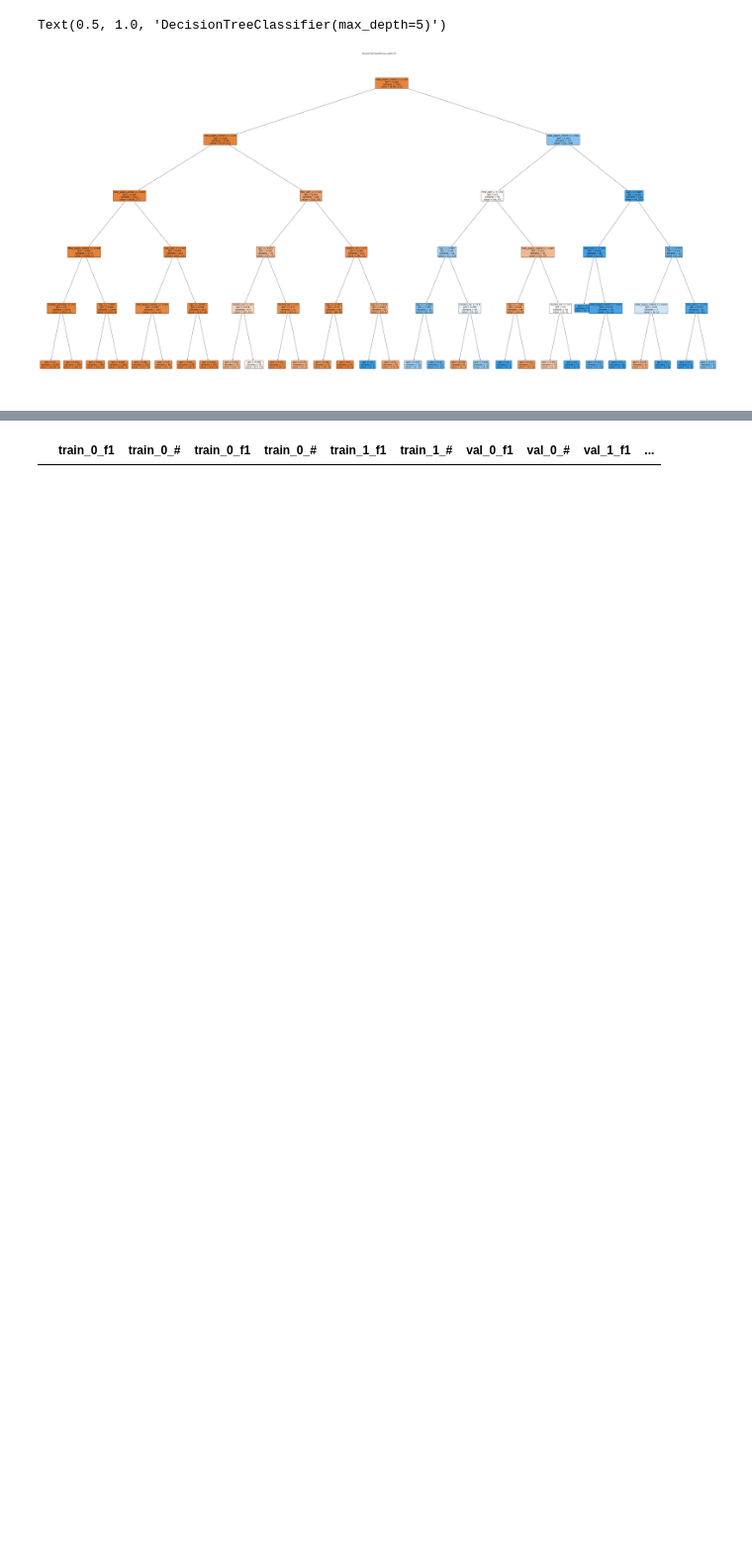
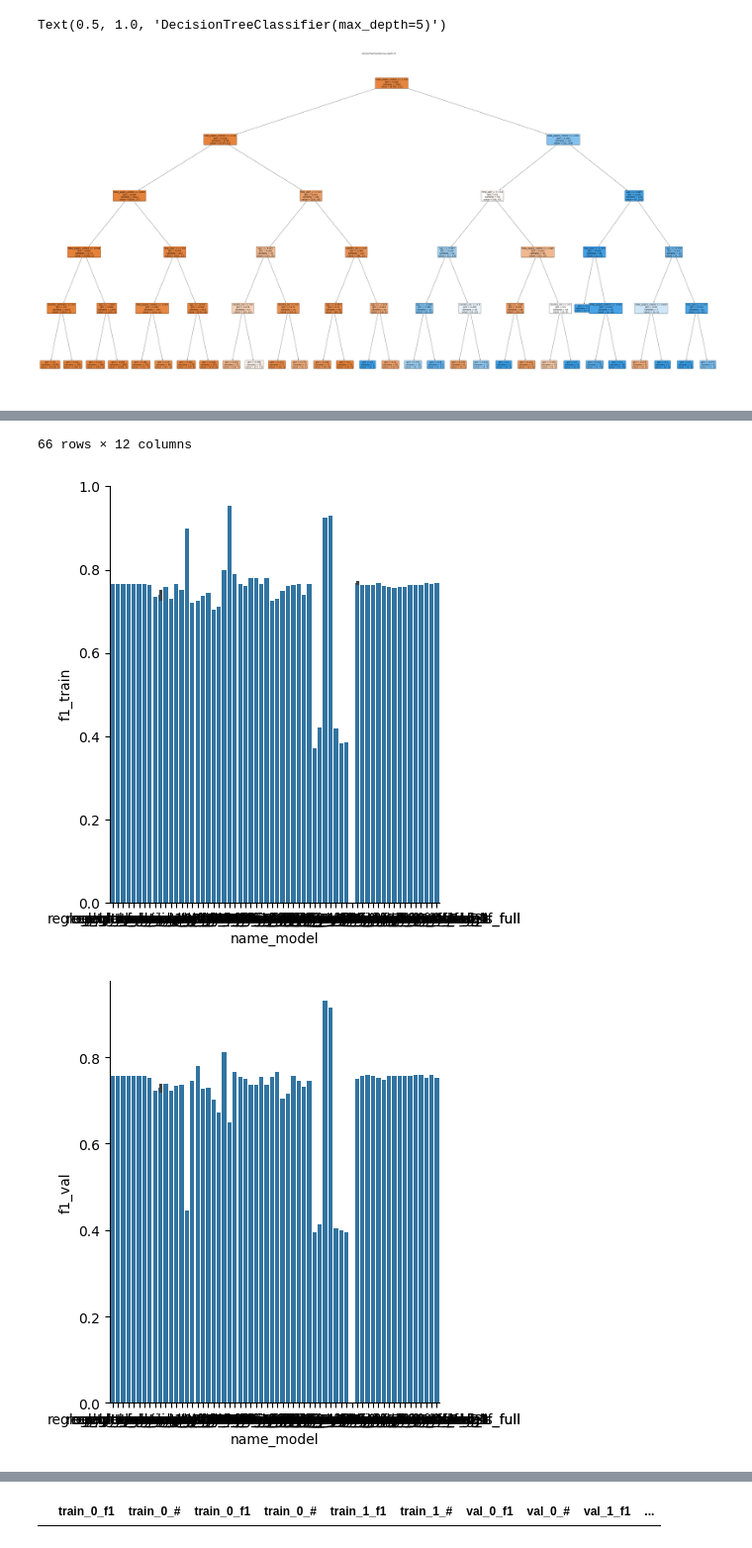
Before and after one commit to kumquat42/202311_jedha_Bloc3_ML_challenge, a Jupyter notebook: 202311_jedha_bloc3_ML_challenge.ipynb, the cells around one changed output, grey strips where cells are left out. Shown at 99% size. Drawn from its saved outputs; the diff is of its cells as text; code cells hidden in the pictures; blank space fills up the shorter version.

```diff
--- a/202311_jedha_bloc3_ML_challenge.ipynb
+++ b/202311_jedha_bloc3_ML_challenge.ipynb
@@ -624,9 +635,9 @@ params = {
 tree_simple_gs_m= GridSearchCV(decision_tree, param_grid = params, cv = 3)
 tree_simple_gs_m .fit(X_train, y_train)
 
-tree_simple_4f_eng4_inf  = model_scores('tree_simple_gs_4f_eng4_inf ', tree_simple_gs_m.best_estimator_, '4f_eng4_inf ', percent)
+tree_simple_gs_4f_eng3  = model_scores('tree_simple_gs_4f_eng3 ', tree_simple_gs_m.best_estimator_, '4f_eng3 ', percent)
 
-final_scoring= pd.concat([final_scoring,tree_simple_4f_eng4_inf ])
+final_scoring= pd.concat([final_scoring,tree_simple_gs_4f_eng3])
 #final_scoring.loc[final_scoring['name_model'] == 'tree_simple_gs', 'parametres'].values
 
 # 'criterion': 'gini', 'max_depth': 8, 'min_samples_leaf': 2, 'min_samples_split': 2,
@@ -677,12 +654,12 @@ This function returns a Reporting DataFrame composed of:
 
 # check features avec le plottree
 #decision_tree_gini = DecisionTreeClassifier(max_depth = 8, min_samples_leaf = 1, min_samples_split = 2, criterion='gini')
-decision_tree_gini = DecisionTreeClassifier(max_depth = 8, min_samples_leaf = 1, min_samples_split = 2, criterion='gini')
+#decision_tree_gini = DecisionTreeClassifier(max_depth = 8, min_samples_leaf = 1, min_samples_split = 2, criterion='gini')
 #0.7654 0.7343
 #Gini Impurity: It also calculates the purity of the split at nodes of decision tree.
 #Gini impurity varies between 0–0.5 .A node is pure when Gini attribute is 0 i.e., all instances are of same class.
 
-decision_tree_ent = DecisionTreeClassifier(max_depth = 8, min_samples_leaf = 1, min_samples_split = 2, criterion='entropy')
+#decision_tree_ent = DecisionTreeClassifier(max_depth = 8, min_samples_leaf = 1, min_samples_split = 2, criterion='entropy')
 #0.7583 0.7375
 #Entropy = 0 means it is pure split i.e., all instances are of only 1 class.
 #Entropy=1 means Completely impure split i.e., equal instances (50%–50%) of both class at node causing extreme disorder.
@@ -700,9 +677,9 @@ y_val_pred = model.predict(X_val)
 
 print(round(f1_score(y_train, y_train_pred), 4), round(f1_score(y_val, y_val_pred), 4))
 
-tree_gini8_3feat = model_scores('tree_simple_gini8', model, '3feat')
+tree_log8_4f_eng3 = model_scores('tree_simple_log8', model, '4f_eng3')
 
-final_scoring= pd.concat([final_scoring,tree_gini8_full])
+final_scoring= pd.concat([final_scoring,tree_log8_4f_eng3])
 
 
 # 'criterion': 'gini', 'max_depth': 8, 'min_samples_leaf': 2, 'min_samples_split': 2,
@@ -1042,7 +919,7 @@ sns.catplot(x = final_scoring['name_model'], y = final_scoring['f1_val'], kind =
 * XGboost XGBoost (prédit l'ereur du précédent) - que decision treses v
 * Adaboost
 # %%
-decision_tree = DecisionTreeClassifier(criterion= 'gini', max_depth= 8, min_samples_leaf= 10, min_samples_split= 2)
+decision_tree = DecisionTreeClassifier(criterion= 'entropy', max_depth= 8, min_samples_leaf= 10, min_samples_split= 2)
 #decision_tree = DecisionTreeClassifier(criterion= 'gini', max_depth= 5, min_samples_leaf= 1, min_samples_split= 2)
 '''
 'estimator__criterion': 'gini', '
@@ -1245,0 +1036,8 @@ This function returns a Reporting DataFrame composed of:
+# %%
+sns.catplot(x = final_scoring['name_model'], y = final_scoring['f1_train'], kind = 'bar')#, title='train')
+sns.catplot(x = final_scoring['name_model'], y = final_scoring['f1_val'], kind = 'bar')#, title='val')
+
+# les derniers sortent bien, mais c'est parce que la somme des vrais neg et faux neg est bonnes... Faire les sommes et les stats en % pour voir... fn+tp et fp+tn
+table_scoring = final_scoring.loc[:, ['name_model', 'name_dataset', 'f1_train', 'f1_val', 'tn_train', 'fp_train', 'fn_train', 'tp_train','tn_val', 'fp_val', 'fn_val', 'tp_val']]
+table_scoring
+# %% [output]
@@ -1246 +1056,4 @@ This function returns a Reporting DataFrame composed of:
+66 rows × 12 columns
+[figure, added]
+[figure, added]
 # %%
```
Also changed, not shown: parts of 41 cells of this notebook, 3 other files.
